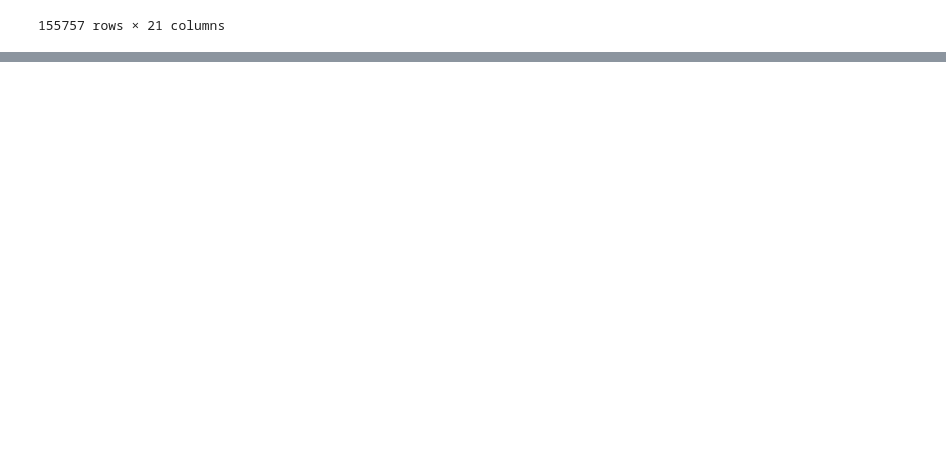
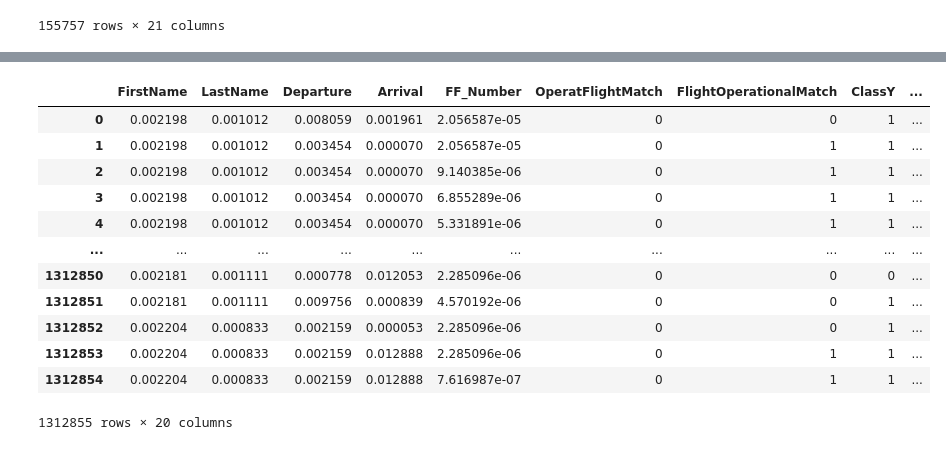
Before and after one commit to ANV3L/AIRLINES_lab, a Jupyter notebook: model/src/normalize.ipynb, the cells around one changed output, grey strips where cells are left out. Saved outputs shown, nothing was run; the diff lists cells and outputs as text; code cells hidden in the pictures; blank space fills up the shorter version.

```diff
--- a/model/src/normalize.ipynb
+++ b/model/src/normalize.ipynb
@@ -488,0 +980,16 @@ display(SirenaDF)
+# %%
+display(loyalty_operational)
+# %% [output]
+|  | FirstName | LastName | Departure | Arrival | FF_Number | OperatFlightMatch | FlightOperationalMatch | ClassY | ... |
+| 0 | 0.002198 | 0.001012 | 0.008059 | 0.001961 | 2.056587e-05 | 0 | 0 | 1 | ... |
+| 1 | 0.002198 | 0.001012 | 0.003454 | 0.000070 | 2.056587e-05 | 0 | 1 | 1 | ... |
+| 2 | 0.002198 | 0.001012 | 0.003454 | 0.000070 | 9.140385e-06 | 0 | 1 | 1 | ... |
+| 3 | 0.002198 | 0.001012 | 0.003454 | 0.000070 | 6.855289e-06 | 0 | 1 | 1 | ... |
+| 4 | 0.002198 | 0.001012 | 0.003454 | 0.000070 | 5.331891e-06 | 0 | 1 | 1 | ... |
+| ... | ... | ... | ... | ... | ... | ... | ... | ... | ... |
+| 1312850 | 0.002181 | 0.001111 | 0.000778 | 0.012053 | 2.285096e-06 | 0 | 0 | 0 | ... |
+| 1312851 | 0.002181 | 0.001111 | 0.009756 | 0.000839 | 4.570192e-06 | 0 | 0 | 1 | ... |
+| 1312852 | 0.002204 | 0.000833 | 0.002159 | 0.000053 | 2.285096e-06 | 0 | 0 | 1 | ... |
+| 1312853 | 0.002204 | 0.000833 | 0.002159 | 0.012888 | 2.285096e-06 | 0 | 1 | 1 | ... |
+| 1312854 | 0.002204 | 0.000833 | 0.002159 | 0.012888 | 7.616987e-07 | 0 | 1 | 1 | ... |
+1312855 rows × 20 columns
```
Also changed, not shown: parts of 26 cells of this notebook, 3 other files.
